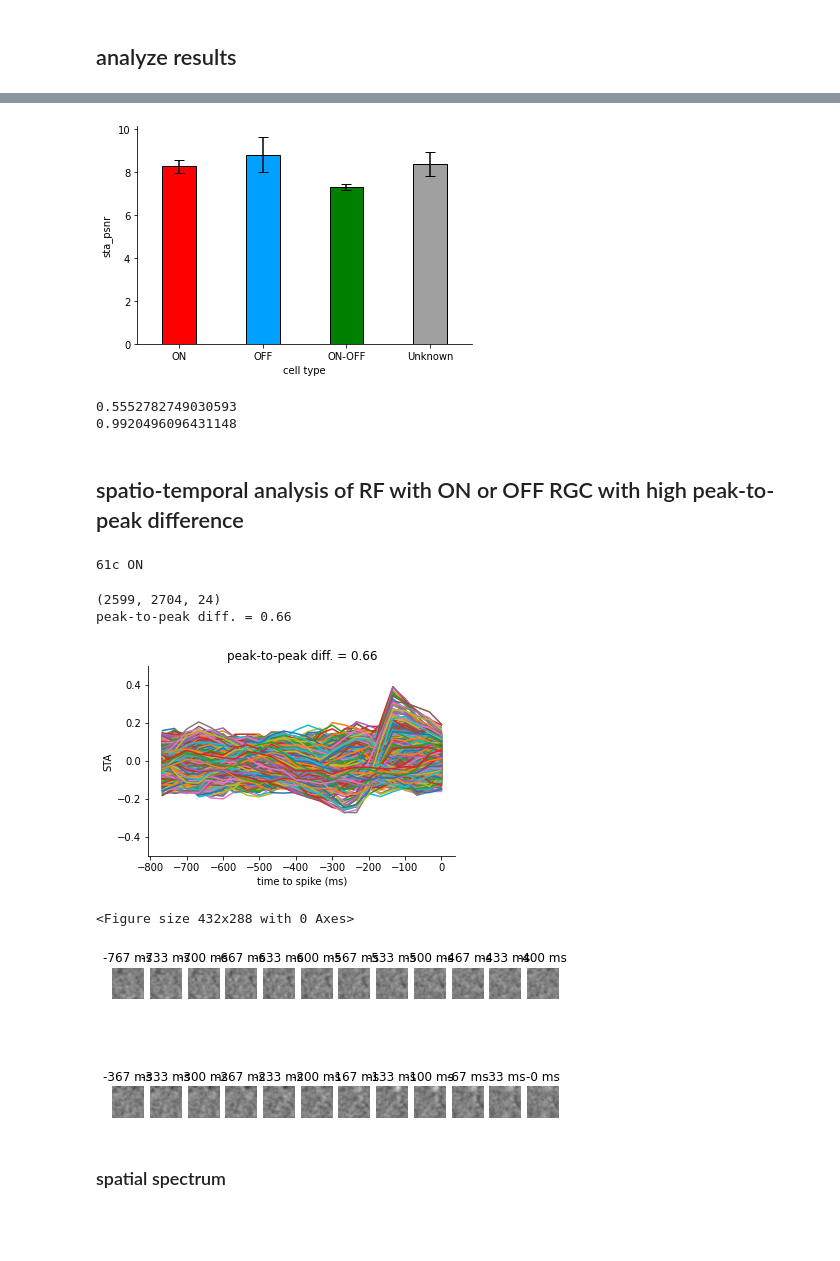
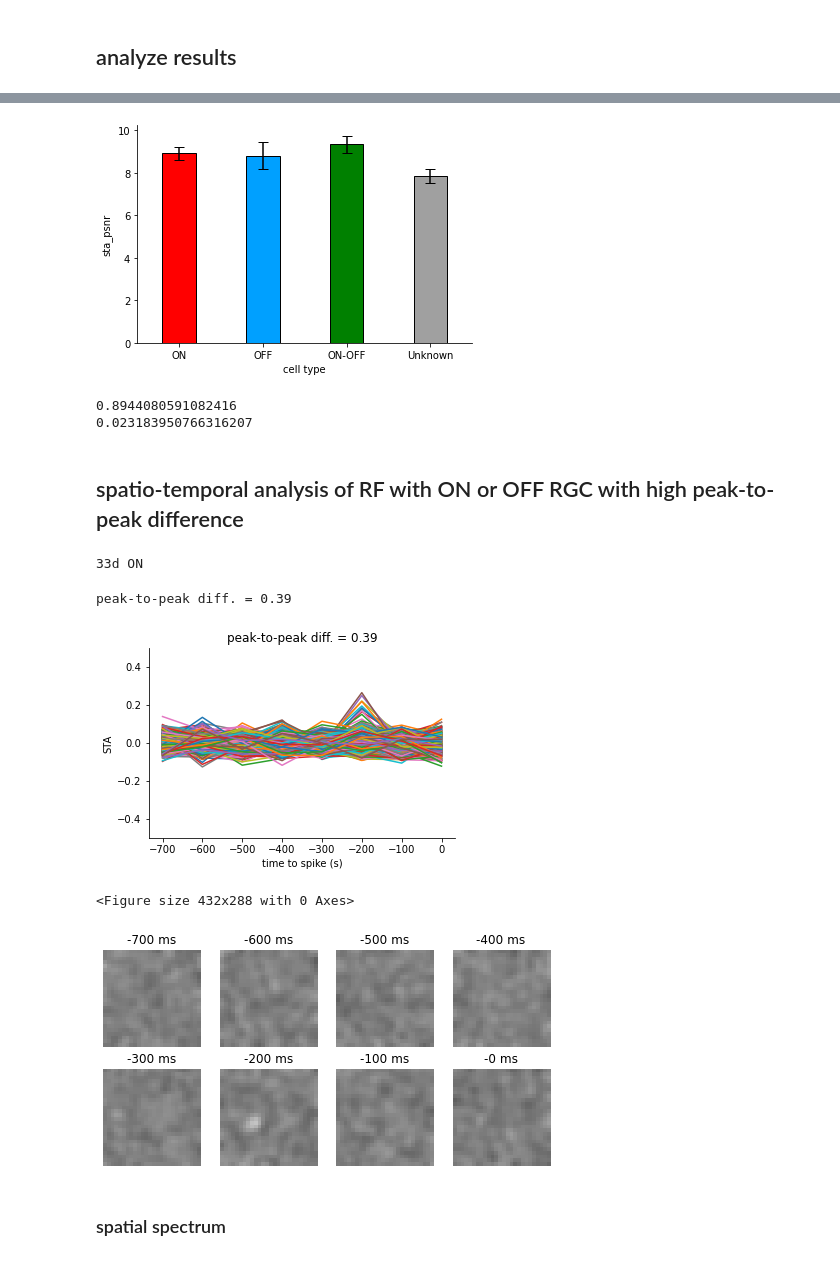
Before and after one commit to ys7yoo/retina_info, a Jupyter notebook: run_sta_with_spatio_temporal_spectrum.ipynb, the cells around one changed output, grey strips where cells are left out. Cells and saved outputs as stored; diff of their text form; code cells hidden in the pictures; blank space fills up the shorter version.

```diff
--- a/run_sta_with_spatio_temporal_spectrum.ipynb
+++ b/run_sta_with_spatio_temporal_spectrum.ipynb
@@ -40,7 +40,7 @@ def psnr(sta):
 
 
 def plot_temporal_profile(sta, dt):
-    tap = sta.shape[-1]
+    tap = sta.shape[0]
 #     figsize = (5.5,3.5)
 #     plt.figure(figsize=figsize)
     pysta.plot_temporal_profile(sta, tap, dt, ylim=[-0.5,0.5])
@@ -218,6 +244,15 @@ fps = 30
 # width = 26
 # height = 26
 # fps = 10
+# %%
+# cloud stim data (2021.01.13)
+# ln -s ~/data/cloud_stim_data data_cloud_stim
+data_path = 'data_cloud_stim'
+
+dataset = '20210113'
+width = 26
+height = 26
+fps = 10
 # %%
 data = np.load(os.path.join(data_path, dataset + '.npz'))
 info = pd.read_csv(os.path.join(data_path, dataset + '_info.csv'))
@@ -394,7 +420,7 @@ plot_bar_by_group(info, 'sta_psnr',
 plt.savefig("figure/sta_{}_psnr_bar.pdf".format(dataset), bbox_inches='tight')
 plt.savefig("figure/sta_{}_psnr_bar.png".format(dataset), bbox_inches='tight')
 # %% [output]
-[figure, old version]
+[figure, new version]
 # %%
 # test significance: ON or OFF vs. ON/OFF
 data = groupby_dict(info, 'sta_psnr', 'cell_type')
@@ -408,8 +434,8 @@ print(p)
 # t, p = stats.ttest_ind(data['ON'] + data['OFF'], data['ON-OFF'], equal_var=False)
 # print(p)
 # %% [output]
-0.5552782749030593
-0.9920496096431148
+0.8944080591082416
+0.023183950766316207
 # %% [markdown]
 ## spatio-temporal analysis of RF with ON or OFF RGC with high peak-to-peak difference
 # %%
@@ -425,37 +451,30 @@ channel_name = info['channel'][ch_idx]
 cell_types = info['cell_type'][ch_idx]
 print(channel_name, cell_types)
 # %% [output]
-61c ON
+33d ON
 # %%
 if fps == 10:
     tap = 8
 elif fps == 25:
     tap = 20
 elif fps == 25:
     tap = 24
 
-spike_triggered_stim, weights = pysta.grab_spike_triggered_stim(stim, spike_counts[ch_idx], tap=tap)
-
-sta = np.average(spike_triggered_stim, weights=weights, axis=0)
-# sta.shape
-
-print(spike_triggered_stim.shape)
-
+sta = pysta.calc_sta(stim, spike_counts[ch_idx], tap=tap)
 
 import os
 if not os.path.exists(os.path.join('figure', 'sta')):
     os.makedirs(os.path.join('figure', 'sta'))
 
 plot_spatio_temporal(sta,
                      width=width, height=height, dt=1000/fps,
                      ylabel='STA',
                      fig_basename=os.path.join('figure', 'sta', channel_name))
 # plt.title(channel_name + '(%.2f)'.format)
 # %% [output]
-(2599, 2704, 24)
-peak-to-peak diff. = 0.66
+peak-to-peak diff. = 0.39
-[figure, old version]
+[figure, new version]
 <Figure size 432x288 with 0 Axes>
-[figure, old version]
+[figure, new version]
 # %% [markdown]
 ### spatial spectrum
```
Also changed, not shown: parts of 21 cells of this notebook.
